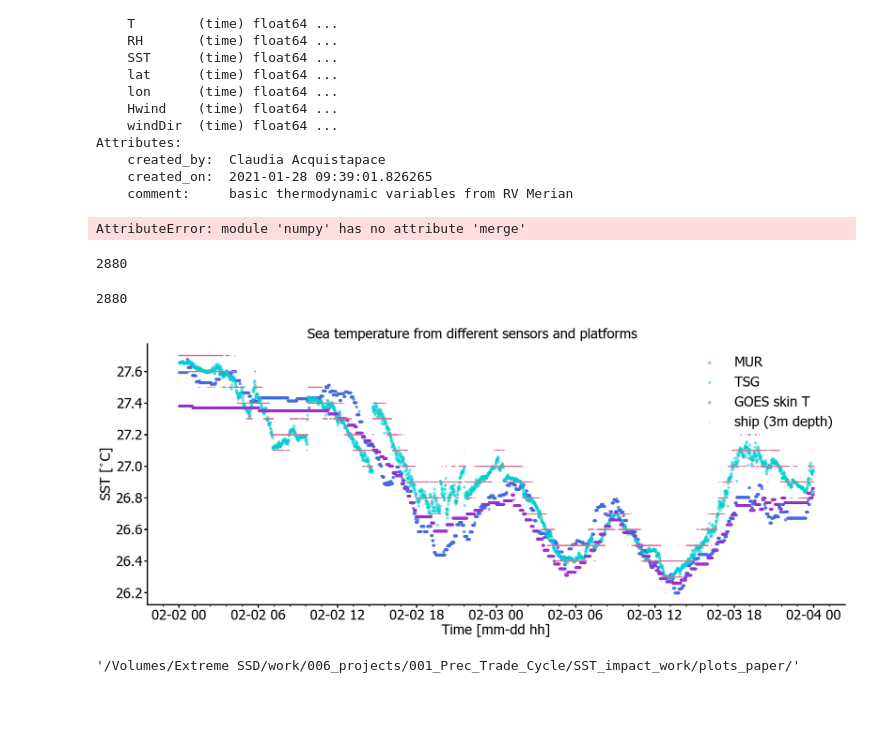
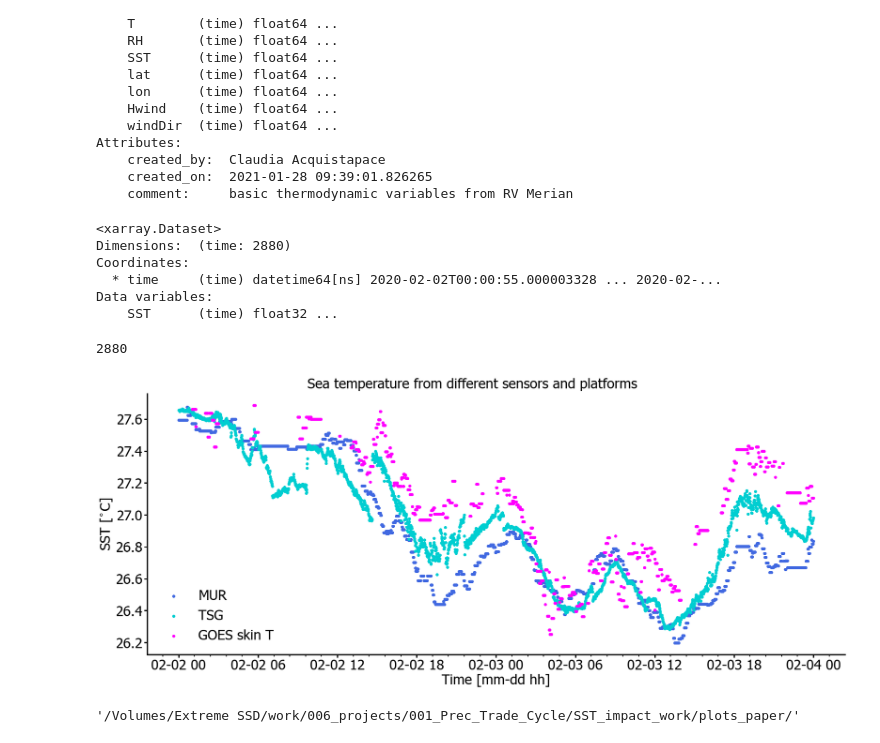
Before and after one commit to ClauClouds/SST-impact, a Jupyter notebook: reply_reviewer_1.ipynb, the cells around one changed output. Cells and saved outputs as stored; diff of their text form; code cells hidden in the pictures; blank space fills up the shorter version.

Commit message:
SST time series for all dataset (inclusion of GOES by reading goes file)

```diff
--- a/reply_reviewer_1.ipynb
+++ b/reply_reviewer_1.ipynb
@@ -105,31 +139,17 @@ Attributes:
     comment:     basic thermodynamic variables from RV Merian
 # %%
 # reading GOES dataset
-GOES_path = '/Volumes/PortableSSD/GOES_data/day_night/'
-GOES_list = np.sort(glob.glob(GOES_path+'*.nc'))
-
-# reading goes data
-goes_02 = xr.open_mfdataset(GOES_list[0])
-goes_03 = xr.open_mfdataset(GOES_list[1])
-
-# slicing lat lon for the two separate days
-t_end_2 = datetime(2020, 2, 2, 23, 59, 59)
-t_start_2 = datetime(2020, 2, 2, 0, 0, 0)
-t_end_3 = datetime(2020, 2, 3, 23, 59, 59)
-t_start_3 = datetime(2020, 2, 3, 0, 0, 0)
-sliced_tsg_ds_2 = tsg_data.sel(TIME=slice(t_start_2, t_end_2))
-sliced_tsg_ds_3 = tsg_data.sel(TIME=slice(t_start_3, t_end_3))
-
-sst_goes_2 = f_find_closest_data_point(sliced_tsg_ds_2.LATITUDE.values,  sliced_tsg_ds_2.LONGITUDE.values, goes_02, 'goes')
-sst_goes_3 = f_find_closest_data_point(sliced_tsg_ds_3.LATITUDE.values,  sliced_tsg_ds_3.LONGITUDE.values, goes_03, 'goes')
+GOES_file = '/Volumes/Extreme SSD/work/006_projects/001_Prec_Trade_Cycle/SST_impact_work/plots_goes_quicklooks/SST_goes_merian.nc'
+goes = xr.open_dataset(GOES_file)
-# %% [output]
-AttributeError: module 'numpy' has no attribute 'merge'
 # %%
-sst_goes = np.concatenate([sst_goes_2, sst_goes_3])
+goes
+# %% [output]
+<xarray.Dataset>
+Dimensions:  (time: 2880)
+Coordinates:
+  * time     (time) datetime64[ns] 2020-02-02T00:00:55.000003328 ... 2020-02-...
+Data variables:
+    SST      (time) float32 ...
-# %%
-len(sst_goes)
-# %% [output]
-2880
 # %%
 # extract from lat lon of the mur map the closest to the ship position
 
@@ -157,38 +177,38 @@ dict_plot_settings = {
 fig, axs = plt.subplots(1,1, figsize=(24,10), sharex=True, sharey=True, constrained_layout=True)
 fig.suptitle("Sea temperature from different sensors and platforms", fontsize=32)
 # colors=('r', 'green', 'blue', (1, 1, 0), '#afeeee', '0.5'),
 # plots settings defined by user at the top
 labelsizeaxes   = dict_plot_settings['labelsizeaxes']
 fontSizeTitle   = dict_plot_settings['fontSizeTitle']
 fontSizeX       = dict_plot_settings['fontSizeX']
 fontSizeY       = dict_plot_settings['fontSizeY']
 cbarAspect      = dict_plot_settings['cbarAspect']
 fontSizeCbar    = dict_plot_settings['fontSizeCbar']
 rcParams['font.sans-serif'] = dict_plot_settings['rcparams_font']
 matplotlib.rcParams['savefig.dpi'] = dict_plot_settings['savefig_dpi']
 plt.rcParams.update({'font.size':dict_plot_settings['font_size']})
 #ax.set_xlim(SST_binned_arr[0]-0.1, SST_binned_arr[-1]+0.1)
 
 axs.spines["top"].set_visible(False)
 axs.spines["right"].set_visible(False)
 axs.spines["bottom"].set_linewidth(3)
 axs.spines["left"].set_linewidth(3)
 axs.xaxis.set_minor_locator(ticker.AutoMinorLocator(n=5))
 axs.tick_params(which='minor', length=5, width=2)
 axs.tick_params(which='major', length=7, width=3)
 axs.xaxis.set_minor_locator(ticker.AutoMinorLocator(n=5))
 axs.tick_params(axis='both', labelsize=32)
 axs.set_xlabel('Time [mm-dd hh]')
 axs.set_ylabel('SST [$^{\circ}$C]', fontsize=fontSizeX)
 
-plt.scatter(sliced_tsg_ds.TIME.values, sst_mur, label='MUR', color='royalblue', alpha=0.45,)
-plt.scatter(sliced_tsg_ds.TIME.values, sst_dataset.SST.values, label='TSG', color='darkturquoise', alpha=0.45,)
-plt.scatter(sliced_tsg_ds.TIME.values, sst_goes-273.15, label='GOES skin T', color='darkorchid', alpha=0.45,)
-plt.scatter(ship_slice.time.values, ship_slice.SST.values, label='ship (3m depth)', s=2., alpha=0.45, color='palevioletred')
+plt.scatter(sliced_tsg_ds.TIME.values, sst_mur, label='MUR', color='royalblue', alpha=1)
+plt.scatter(sliced_tsg_ds.TIME.values, sst_dataset.SST.values, label='TSG', color='darkturquoise', alpha=1,)
+plt.scatter(goes.time.values, goes.SST.values-273.15, label='GOES skin T', color='fuchsia', alpha=1,)
+#plt.scatter(ship_slice.time.values, ship_slice.SST.values, label='ship (3m depth)', s=2., alpha=1, color='palevioletred')
 plt.legend(frameon=False)
 fig.savefig(path_out_plots+'revierew_1_sst.png', format='png')
 # %% [output]
-[figure, old version]
+[figure, new version]
 # %%
 path_out_plots
 # %% [output]
```
Also changed, not shown: parts of 1 cell of this notebook.
